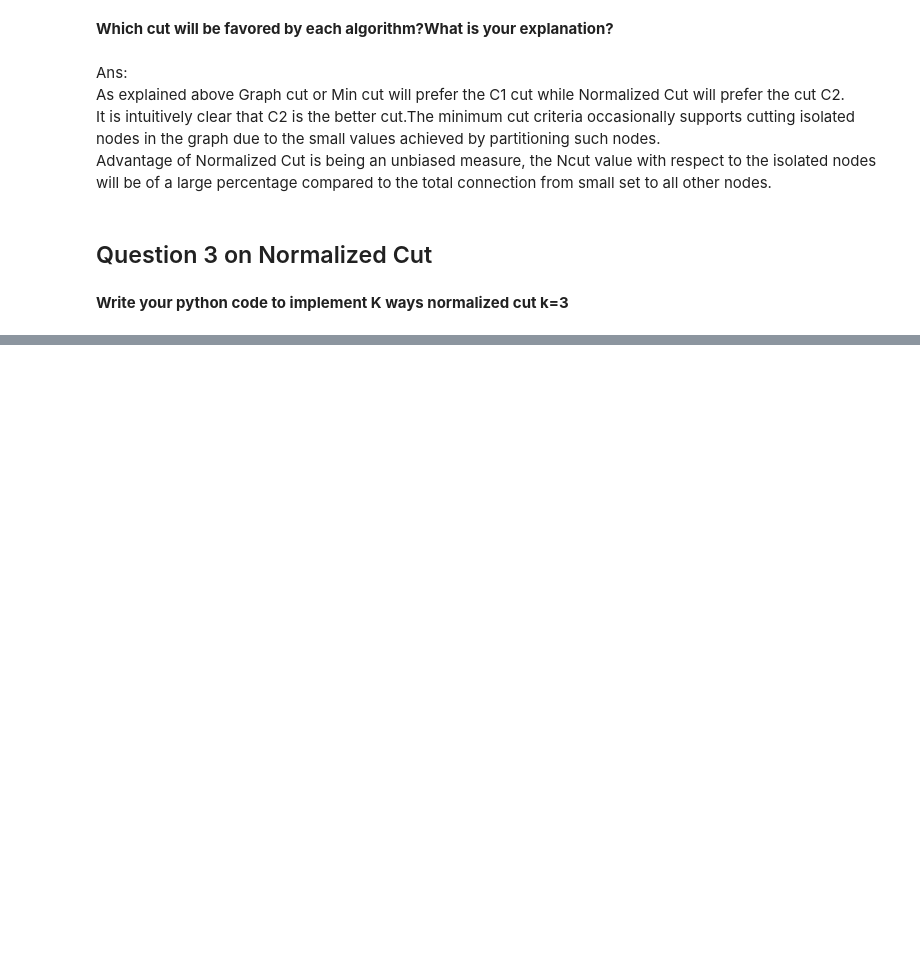
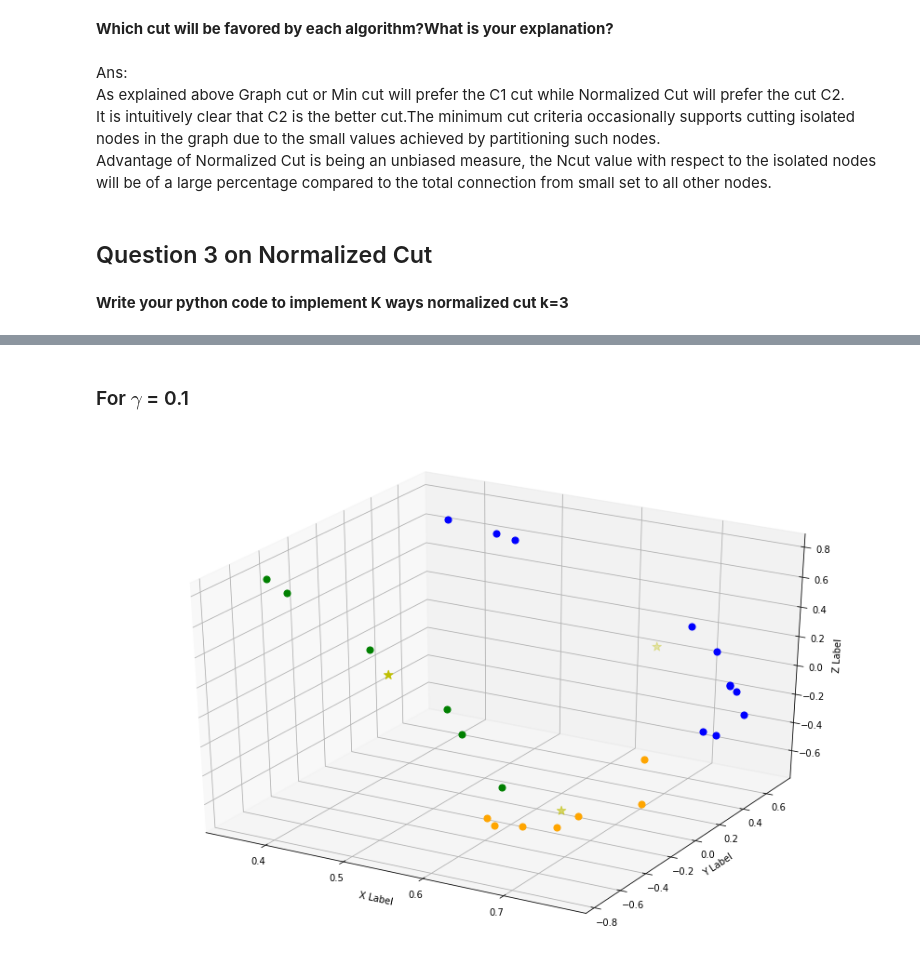
Before and after one commit to Elzawawy/PatternRecoginition-WeeklyAssignments, a Jupyter notebook: Sheet 3_Clustering.ipynb, the cells around one changed output, grey strips where cells are left out. Drawn from its saved outputs; the diff is of its cells as text; code cells hidden in the pictures; blank space fills up the shorter version.

```diff
--- a/Sheet 3_Clustering.ipynb
+++ b/Sheet 3_Clustering.ipynb
@@ -260,0 +301,19 @@ print(y_matrix,values)
+# %% [markdown]
+### For $\gamma$ = 0.1
+# %%
+y_matrix = Ymatrices[1]
+centroids, clusters, error,numofiter = kmeans(y_matrix, num_clusters=3)
+# Plot the data and the centers generated as random
+colors=['orange', 'blue', 'green']
+fig = plt.figure();
+plt.gcf().set_size_inches(15,10);
+ax = fig.add_subplot(111, projection='3d');
+for i in range(y_matrix.shape[0]):
+    ax.scatter(y_matrix[i,0],y_matrix[i,1],y_matrix[i,2], s=50, color = colors[clusters[i]]);
+
+ax.scatter(centroids[:,0], centroids[:,1],centroids[:,2], marker='*', c='y',s=100)
+ax.set_xlabel('X Label');
+ax.set_ylabel('Y Label');
+ax.set_zlabel('Z Label');
+# %% [output]
+[figure, added]
```
Also changed, not shown: parts of 20 cells of this notebook, 2 other files.
